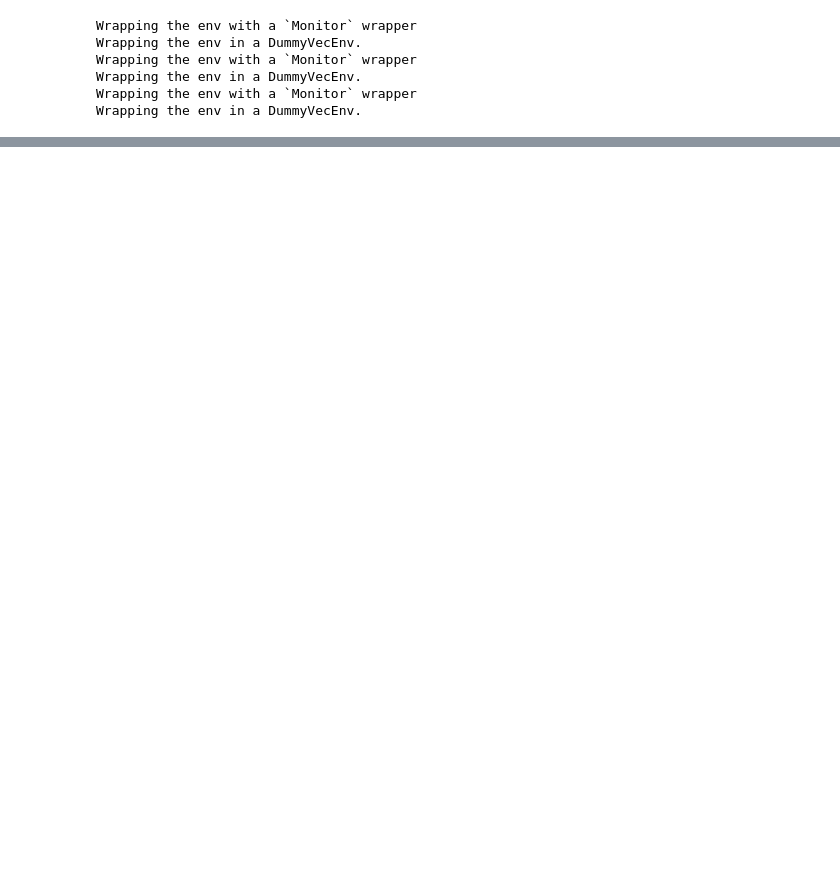
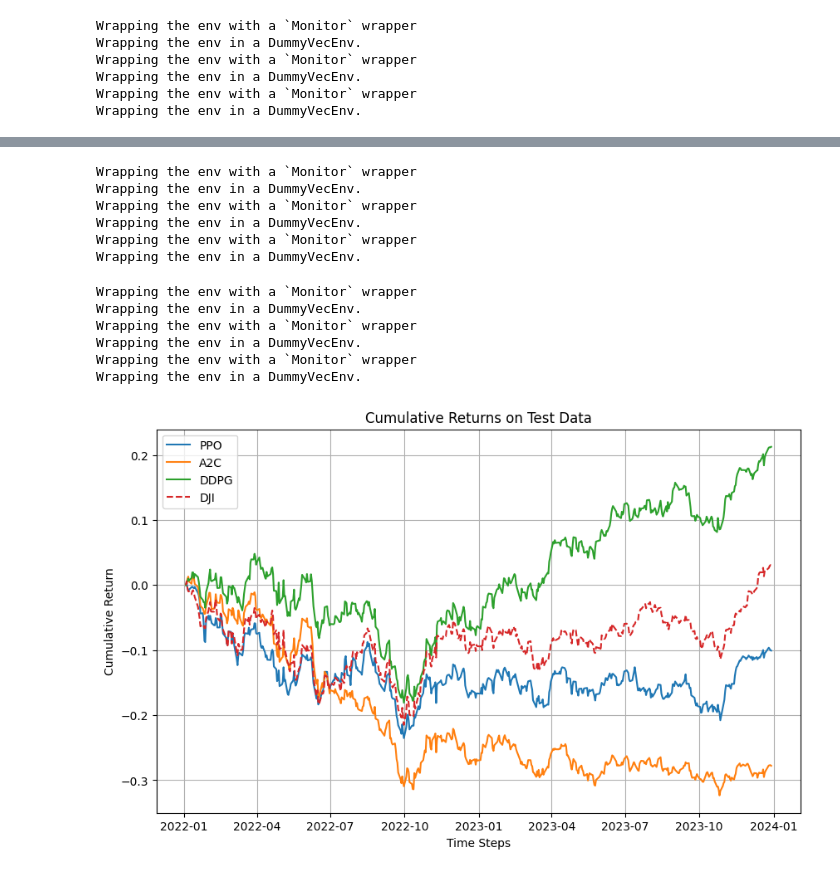
Before and after one commit to Anthony-Ho/IRP, a Jupyter notebook: Portfolio_alloaction_from_scratch.ipynb, the cells around one changed output, grey strips where cells are left out. Cells and saved outputs as stored; diff of their text form; code cells hidden in the pictures; blank space fills up the shorter version.

```diff
--- a/Portfolio_alloaction_from_scratch.ipynb
+++ b/Portfolio_alloaction_from_scratch.ipynb
@@ -802,0 +956,19 @@ plt.show()
+# %%
+# Create the test environment
+test_env = PortfolioAllocationEnv(df=trade_df1, initial_balance=100000, tic_list=group1, transaction_fee_rate=0.001)
+
+# Load the trained PPO model
+ppo_model = PPO.load(os.path.join(model_dir, "ppo_portfolio_model_group1_v1"), env=test_env)
+
+# Load the trained A2C model
+a2c_model = A2C.load(os.path.join(model_dir, "a2c_portfolio_model_group1_v1"), env=test_env)
+
+# Load the trained DDPG model
+ddpg_model = DDPG.load(os.path.join(model_dir, "ddpg_portfolio_model_group1_v1"), env=test_env)
+# %% [output]
+Wrapping the env with a `Monitor` wrapper
+Wrapping the env in a DummyVecEnv.
+Wrapping the env with a `Monitor` wrapper
+Wrapping the env in a DummyVecEnv.
+Wrapping the env with a `Monitor` wrapper
+Wrapping the env in a DummyVecEnv.
@@ -802,0 +984,53 @@ plt.show()
+# %%
+# Create the test environment
+test_env = PortfolioAllocationEnv(df=trade_df2, initial_balance=100000, tic_list=group2, transaction_fee_rate=0.001)
+
+# Load the trained PPO model
+ppo_model = PPO.load(os.path.join(model_dir, "ppo_portfolio_model_group1_v1"), env=test_env)
+
+# Load the trained A2C model
+a2c_model = A2C.load(os.path.join(model_dir, "a2c_portfolio_model_group1_v1"), env=test_env)
+
+# Load the trained DDPG model
+ddpg_model = DDPG.load(os.path.join(model_dir, "ddpg_portfolio_model_group1_v1"), env=test_env)
+# %% [output]
+Wrapping the env with a `Monitor` wrapper
+Wrapping the env in a DummyVecEnv.
+Wrapping the env with a `Monitor` wrapper
+Wrapping the env in a DummyVecEnv.
+Wrapping the env with a `Monitor` wrapper
+Wrapping the env in a DummyVecEnv.
+# %%
+# Test PPO model on the test data
+ppo_group2_v1_portfolio_values, ppo_group2_v1_cumulative_return = test_agent_performance(ppo_model, test_env)
+
+# Test A2C model on the test data
+a2c_group2_v1_portfolio_values, a2c_group2_v1_cumulative_return = test_agent_performance(a2c_model, test_env)
+
+# Test DDPG model on the test data
+ddpg_group2_v1_portfolio_values, ddpg_group2_v1_cumulative_return = test_agent_performance(ddpg_model, test_env)
+# %%
+import matplotlib.pyplot as plt
+
+# Calculate cumulative returns for each agent over time
+ppo_cumulative_returns = (ppo_group2_v1_portfolio_values / ppo_group2_v1_portfolio_values.iloc[0]) - 1
+a2c_cumulative_returns = (a2c_group2_v1_portfolio_values / a2c_group2_v1_portfolio_values.iloc[0]) - 1
+ddpg_cumulative_returns = (ddpg_group2_v1_portfolio_values / ddpg_group2_v1_portfolio_values.iloc[0]) - 1
+
+# Plot cumulative returns
+plt.figure(figsize=(10, 6))
+plt.plot(ppo_cumulative_returns, label="PPO")
+plt.plot(a2c_cumulative_returns, label="A2C")
+plt.plot(ddpg_cumulative_returns, label="DDPG")
+
+# Add DJI benchmark cumulative returns (assuming you already have it)
+plt.plot(dji_cumulative_return, label="DJI", linestyle="--")
+
+plt.title("Cumulative Returns on Test Data")
+plt.xlabel("Time Steps")
+plt.ylabel("Cumulative Return")
+plt.legend()
+plt.grid(True)
+plt.show()
+# %% [output]
+[figure, added]
```
Also changed, not shown: parts of 22 cells of this notebook, 6 other files.
